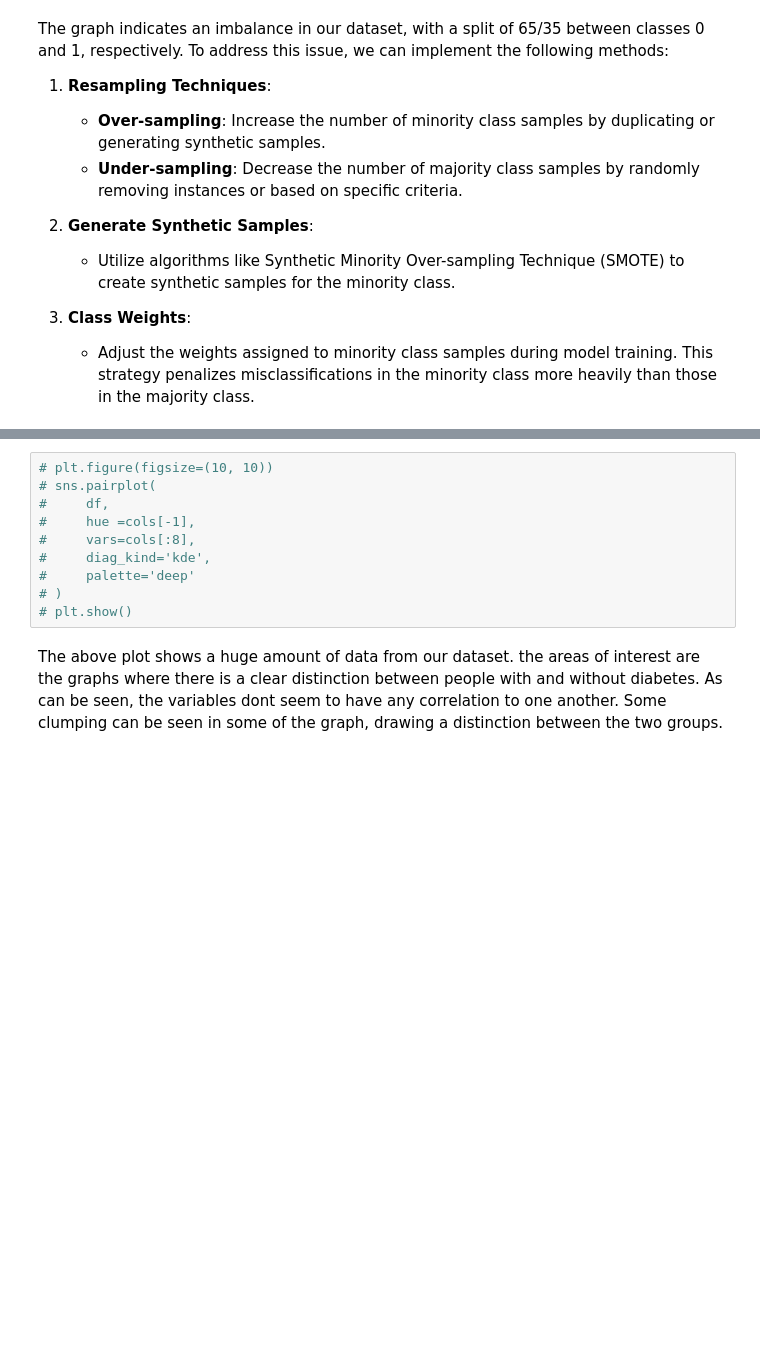
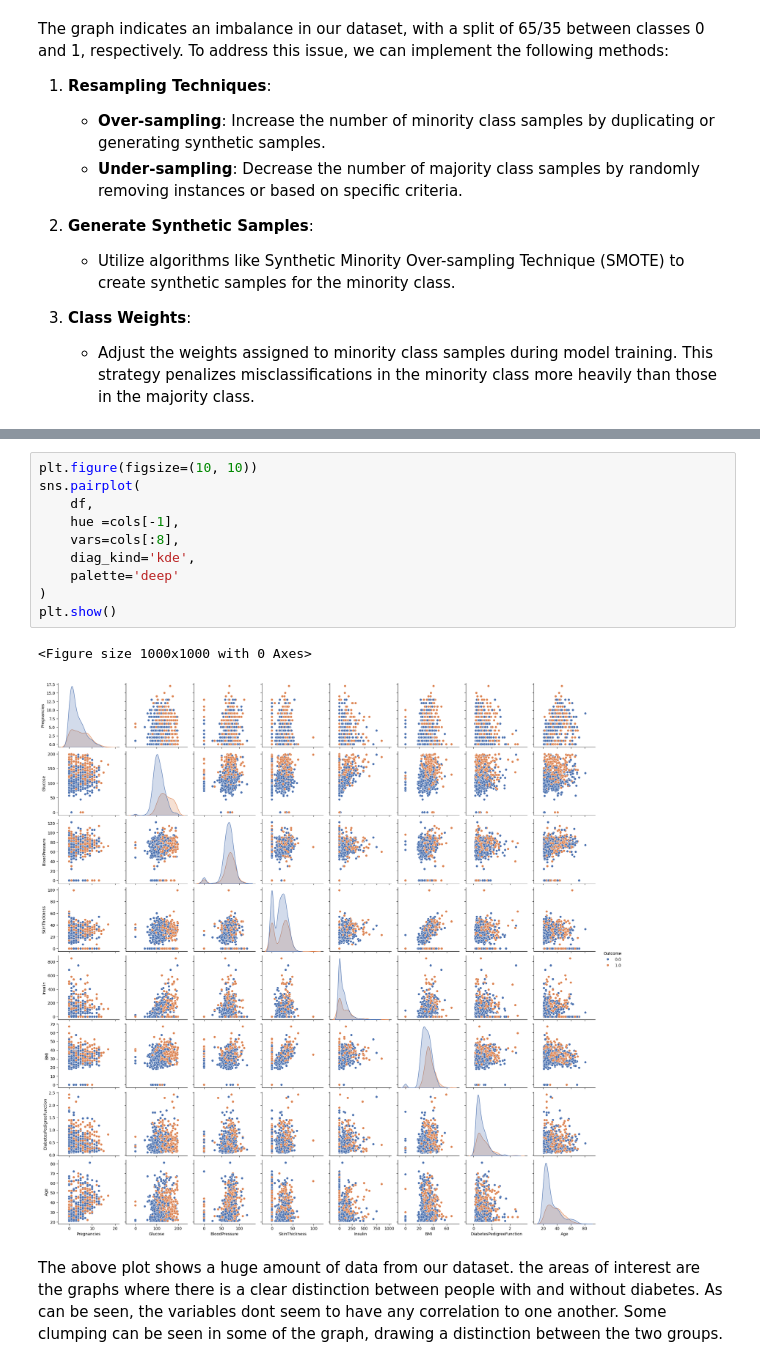
Before and after one commit to AmirMohammadiKarbalaei/Pima-Indians-Diabetes, a Jupyter notebook: pima_indians_notebook.ipynb, the cells around one changed output, grey strips where cells are left out. Saved outputs shown, nothing was run; the diff lists cells and outputs as text; blank space fills up the shorter version.

```diff
--- a/pima_indians_notebook.ipynb
+++ b/pima_indians_notebook.ipynb
@@ -138,13 +145,16 @@ The graph indicates an imbalance in our dataset, with a split of 65/35 between c
 # %%
-# plt.figure(figsize=(10, 10))
-# sns.pairplot(
-#     df,
-#     hue =cols[-1],
-#     vars=cols[:8],
-#     diag_kind='kde',
-#     palette='deep'
-# )
-# plt.show()
+plt.figure(figsize=(10, 10))
+sns.pairplot(
+    df,
+    hue =cols[-1],
+    vars=cols[:8],
+    diag_kind='kde',
+    palette='deep'
+)
+plt.show()
+# %% [output]
+<Figure size 1000x1000 with 0 Axes>
+[figure, added]
 # %% [markdown]
 The above plot shows a huge amount of data from our dataset. the areas of interest are the graphs where there is a clear distinction between people with and without diabetes. As can be seen, the variables dont seem to have any correlation to one another. Some clumping  can be seen in some of the graph, drawing a distinction between the two groups.
 # %% [markdown]
```
Also changed, not shown: parts of 39 cells of this notebook, 1 other file.
